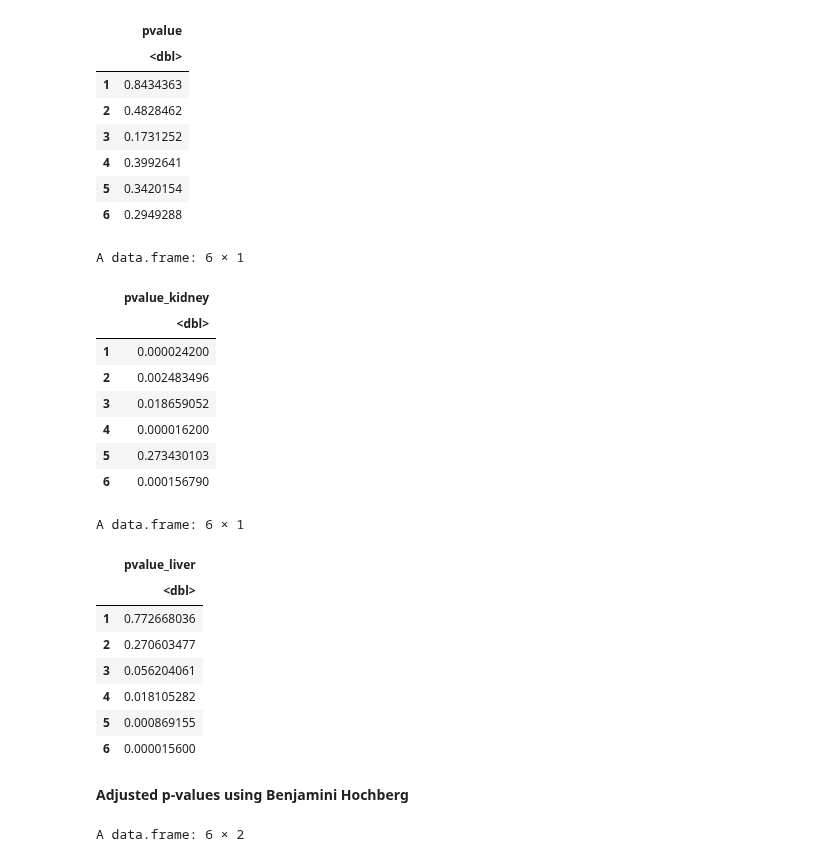
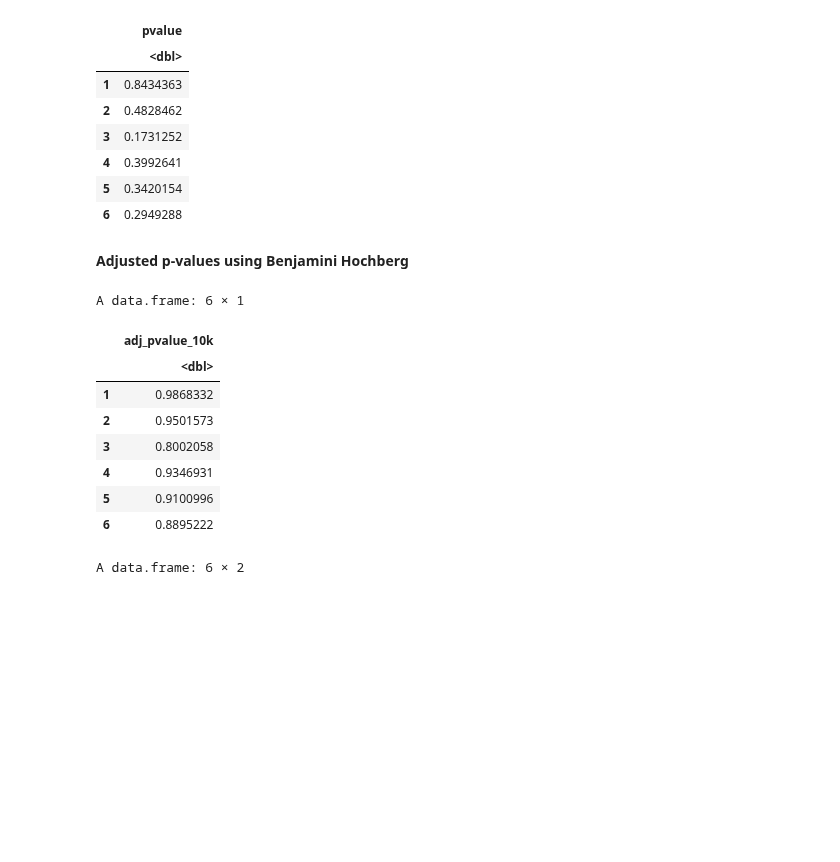
Before and after one commit to almedida/thesis, a Jupyter notebook: 10k_student_ttest.ipynb, the cells around one changed output. Cells and saved outputs as stored; diff of their text form; code cells hidden in the pictures; blank space fills up the shorter version.

```diff
--- a/10k_student_ttest.ipynb
+++ b/10k_student_ttest.ipynb
@@ -89,34 +89,23 @@ pvals = read.table("pvalues_data.csv", header= TRUE, sep=",")
-# %%
-pvalsKidney <- pvals[1]
-pvalsLiver <- pvals[2]
-head(pvalsKidney)
-head(pvalsLiver)
-# %% [output]
-A data.frame: 6 × 1
-|  | pvalue_kidney |
-|  | <dbl> |
-| 1 | 0.000024200 |
-| 2 | 0.002483496 |
-| 3 | 0.018659052 |
-| 4 | 0.000016200 |
-| 5 | 0.273430103 |
-| 6 | 0.000156790 |
-A data.frame: 6 × 1
-|  | pvalue_liver |
-|  | <dbl> |
-| 1 | 0.772668036 |
-| 2 | 0.270603477 |
-| 3 | 0.056204061 |
-| 4 | 0.018105282 |
-| 5 | 0.000869155 |
-| 6 | 0.000015600 |
 # %% [markdown]
 **Adjusted p-values using Benjamini Hochberg**
 # %%
-#data.matrix(as.data.frame(as.matrix(kidneyCBAExpr)), rownames.force = NA)
+adj_pvalue_10k <- data.matrix(as.data.frame(as.matrix(pvalue_10k)), rownames.force = NA)
 
-adjPvalsKidney <- as.data.frame(p.adjust(pvalsKidney[,1], "BH"))
-adjPvalsLiver <- as.data.frame(p.adjust(pvalsLiver[,1], "BH"))
+adj_pvalue_10k <-p.adjust(adj_pvalue_10k, "BH")
+# %%
+adj_pvalue_10k_df = data.frame(adj_pvalue_10k)
+head(adj_pvalue_10k_df)
+write.csv(adj_pvalue_10k_df, "adj_pvalue_10k.csv", row.names=FALSE)
+# %% [output]
+A data.frame: 6 × 1
+|  | adj_pvalue_10k |
+|  | <dbl> |
+| 1 | 0.9868332 |
+| 2 | 0.9501573 |
+| 3 | 0.8002058 |
+| 4 | 0.9346931 |
+| 5 | 0.9100996 |
+| 6 | 0.8895222 |
 # %%
 adjPvals <- as.data.frame(c(adjPvalsKidney, adjPvalsLiver))
 colnames(adjPvals) =c("adjKidneyPvals", "adjLiverPvals")
```
Also changed, not shown: parts of 2 cells of this notebook.
